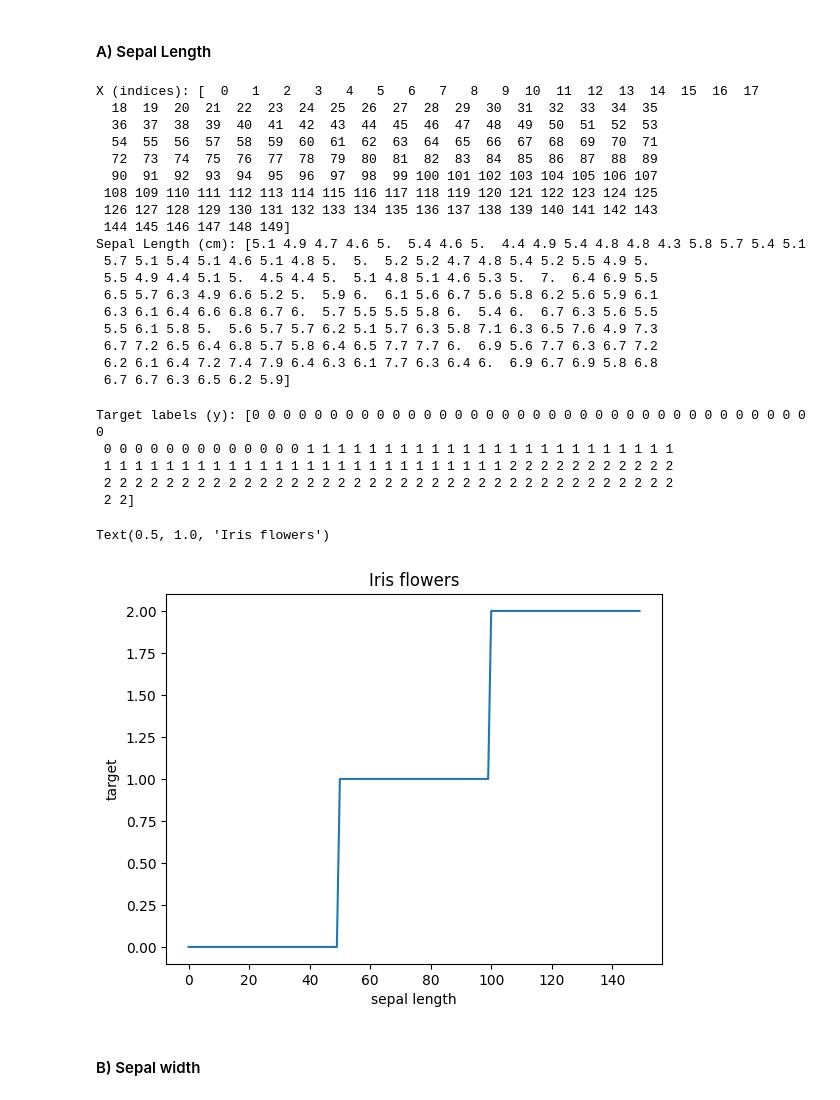
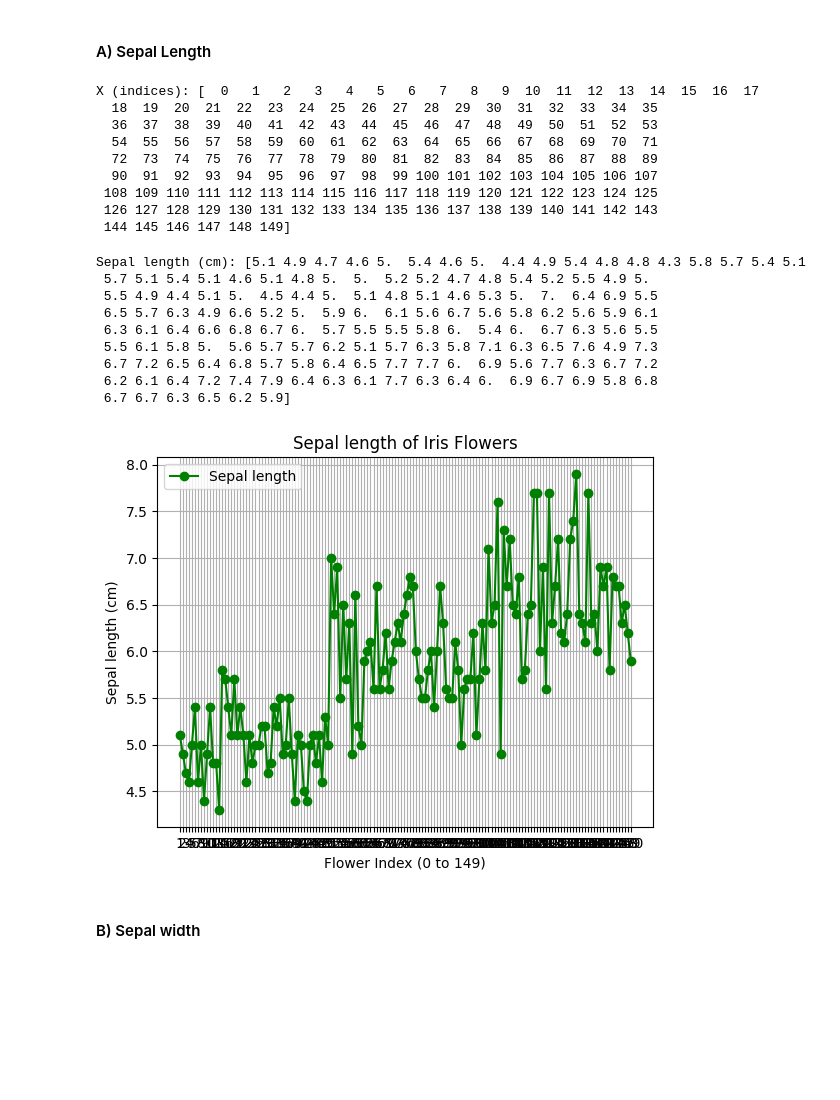
Before and after one commit to monkj24/principles_of_data_analytics, a Jupyter notebook: tasks.ipynb, the cells around one changed output. Drawn from its saved outputs; the diff is of its cells as text; code cells hidden in the pictures; blank space fills up the shorter version.

Commit message:
sepal length

```diff
--- a/tasks.ipynb
+++ b/tasks.ipynb
@@ -213,7 +213,6 @@ x = np.arange(len(sepal_length))
 
 # Show X
 print("X (indices):", x)
-print("Sepal Length (cm):", sepal_length)
 # %% [output]
 X (indices): [  0   1   2   3   4   5   6   7   8   9  10  11  12  13  14  15  16  17
   18  19  20  21  22  23  24  25  26  27  28  29  30  31  32  33  34  35
@@ -224,38 +223,38 @@ X (indices): [  0   1   2   3   4   5   6   7   8   9  10  11  12  13  14  15  1
  108 109 110 111 112 113 114 115 116 117 118 119 120 121 122 123 124 125
  126 127 128 129 130 131 132 133 134 135 136 137 138 139 140 141 142 143
  144 145 146 147 148 149]
-Sepal Length (cm): [5.1 4.9 4.7 4.6 5.  5.4 4.6 5.  4.4 4.9 5.4 4.8 4.8 4.3 5.8 5.7 5.4 5.1
- 5.7 5.1 5.4 5.1 4.6 5.1 4.8 5.  5.  5.2 5.2 4.7 4.8 5.4 5.2 5.5 4.9 5.
- 5.5 4.9 4.4 5.1 5.  4.5 4.4 5.  5.1 4.8 5.1 4.6 5.3 5.  7.  6.4 6.9 5.5
- 6.5 5.7 6.3 4.9 6.6 5.2 5.  5.9 6.  6.1 5.6 6.7 5.6 5.8 6.2 5.6 5.9 6.1
- 6.3 6.1 6.4 6.6 6.8 6.7 6.  5.7 5.5 5.5 5.8 6.  5.4 6.  6.7 6.3 5.6 5.5
- 5.5 6.1 5.8 5.  5.6 5.7 5.7 6.2 5.1 5.7 6.3 5.8 7.1 6.3 6.5 7.6 4.9 7.3
- 6.7 7.2 6.5 6.4 6.8 5.7 5.8 6.4 6.5 7.7 7.7 6.  6.9 5.6 7.7 6.3 6.7 7.2
- 6.2 6.1 6.4 7.2 7.4 7.9 6.4 6.3 6.1 7.7 6.3 6.4 6.  6.9 6.7 6.9 5.8 6.8
- 6.7 6.7 6.3 6.5 6.2 5.9]
 # %%
 
 # Show y
 y = iris.target
 
-print("Target labels (y):", y)
+y = np.all(sepal_length)
+print("Sepal length (cm):", sepal_length)
 # %% [output]
-Target labels (y): [0 0 0 0 0 0 0 0 0 0 0 0 0 0 0 0 0 0 0 0 0 0 0 0 0 0 0 0 0 0 0 0 0 0 0 0 0
- 0 0 0 0 0 0 0 0 0 0 0 0 0 1 1 1 1 1 1 1 1 1 1 1 1 1 1 1 1 1 1 1 1 1 1 1 1
- 1 1 1 1 1 1 1 1 1 1 1 1 1 1 1 1 1 1 1 1 1 1 1 1 1 1 2 2 2 2 2 2 2 2 2 2 2
- 2 2 2 2 2 2 2 2 2 2 2 2 2 2 2 2 2 2 2 2 2 2 2 2 2 2 2 2 2 2 2 2 2 2 2 2 2
- 2 2]
+Sepal length (cm): [5.1 4.9 4.7 4.6 5.  5.4 4.6 5.  4.4 4.9 5.4 4.8 4.8 4.3 5.8 5.7 5.4 5.1
+ 5.7 5.1 5.4 5.1 4.6 5.1 4.8 5.  5.  5.2 5.2 4.7 4.8 5.4 5.2 5.5 4.9 5.
+ 5.5 4.9 4.4 5.1 5.  4.5 4.4 5.  5.1 4.8 5.1 4.6 5.3 5.  7.  6.4 6.9 5.5
+ 6.5 5.7 6.3 4.9 6.6 5.2 5.  5.9 6.  6.1 5.6 6.7 5.6 5.8 6.2 5.6 5.9 6.1
+ 6.3 6.1 6.4 6.6 6.8 6.7 6.  5.7 5.5 5.5 5.8 6.  5.4 6.  6.7 6.3 5.6 5.5
+ 5.5 6.1 5.8 5.  5.6 5.7 5.7 6.2 5.1 5.7 6.3 5.8 7.1 6.3 6.5 7.6 4.9 7.3
+ 6.7 7.2 6.5 6.4 6.8 5.7 5.8 6.4 6.5 7.7 7.7 6.  6.9 5.6 7.7 6.3 6.7 7.2
+ 6.2 6.1 6.4 7.2 7.4 7.9 6.4 6.3 6.1 7.7 6.3 6.4 6.  6.9 6.7 6.9 5.8 6.8
+ 6.7 6.7 6.3 6.5 6.2 5.9]
-# %%
-plt.plot(x,y);
-
-
-plt.xlabel('sepal length')
-plt.ylabel('target')
-
-plt.title('Iris flowers')
-# %% [output]
-Text(0.5, 1.0, 'Iris flowers')
-[figure, removed]
+# %%
+# Plot sepal width vs indices
+
+plt.xlabel("Flower Index (0 to 149)")
+plt.ylabel("Sepal length (cm)")
+
+plt.title("Sepal length of Iris Flowers")
+
+plt.xticks(x, x + 1)
+plt.plot(x, sepal_length, marker='o', linestyle='-', color='g', label='Sepal length')
+plt.legend()
+plt.grid(True)
+plt.show()
+# %% [output]
+[figure, added]
 # %% [markdown]
 #### B) Sepal width
 # %%
```
